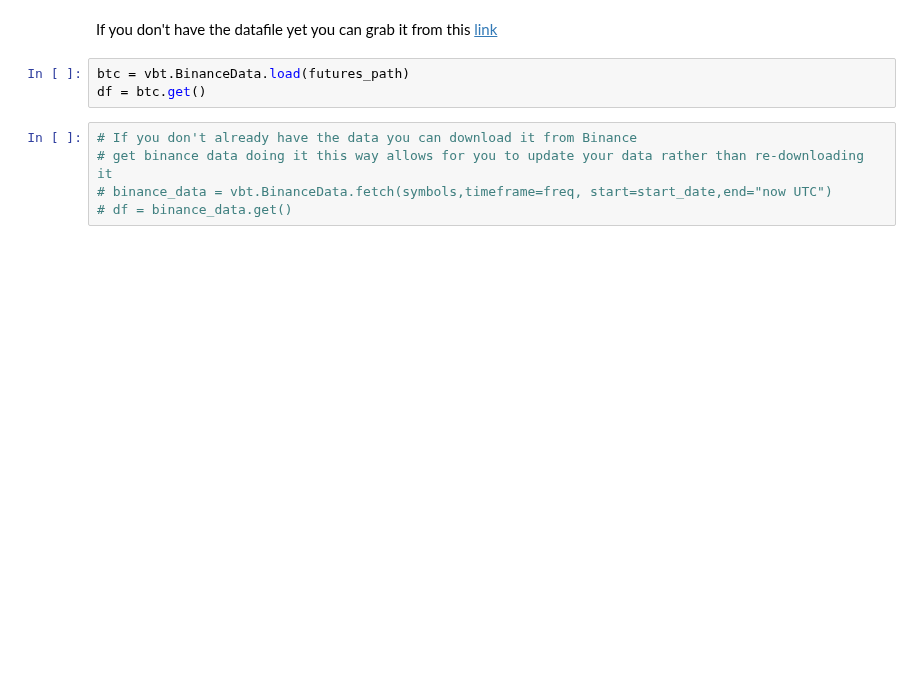
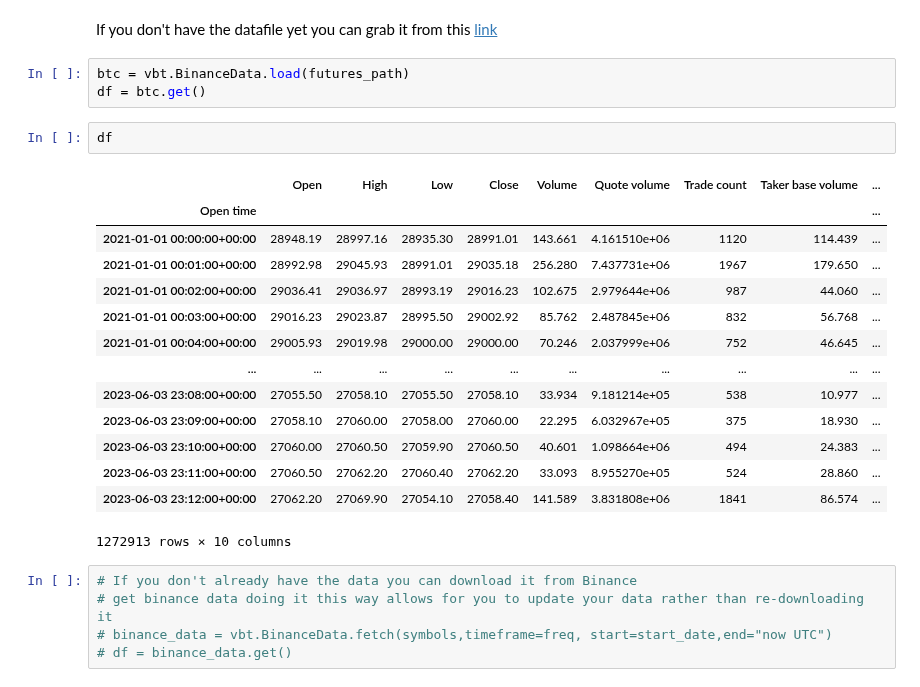
Before and after one commit to eervin123/position-management, a Jupyter notebook: bt_exit_strats_clean.ipynb, the cells around one changed output. Drawn from its saved outputs; the diff is of its cells as text; blank space fills up the shorter version.

```diff
--- a/bt_exit_strats_clean.ipynb
+++ b/bt_exit_strats_clean.ipynb
@@ -43,6 +43,23 @@ If you don't have the datafile yet you can grab it from this [link](https://driv
 # %%
 btc = vbt.BinanceData.load(futures_path)
 df = btc.get()
+# %%
+df
+# %% [output]
+|  | Open | High | Low | Close | Volume | Quote volume | Trade count | Taker base volume | ... |
+| Open time |  |  |  |  |  |  |  |  | ... |
+| 2021-01-01 00:00:00+00:00 | 28948.19 | 28997.16 | 28935.30 | 28991.01 | 143.661 | 4.161510e+06 | 1120 | 114.439 | ... |
+| 2021-01-01 00:01:00+00:00 | 28992.98 | 29045.93 | 28991.01 | 29035.18 | 256.280 | 7.437731e+06 | 1967 | 179.650 | ... |
+| 2021-01-01 00:02:00+00:00 | 29036.41 | 29036.97 | 28993.19 | 29016.23 | 102.675 | 2.979644e+06 | 987 | 44.060 | ... |
+| 2021-01-01 00:03:00+00:00 | 29016.23 | 29023.87 | 28995.50 | 29002.92 | 85.762 | 2.487845e+06 | 832 | 56.768 | ... |
+| 2021-01-01 00:04:00+00:00 | 29005.93 | 29019.98 | 29000.00 | 29000.00 | 70.246 | 2.037999e+06 | 752 | 46.645 | ... |
+| ... | ... | ... | ... | ... | ... | ... | ... | ... | ... |
+| 2023-06-03 23:08:00+00:00 | 27055.50 | 27058.10 | 27055.50 | 27058.10 | 33.934 | 9.181214e+05 | 538 | 10.977 | ... |
+| 2023-06-03 23:09:00+00:00 | 27058.10 | 27060.00 | 27058.00 | 27060.00 | 22.295 | 6.032967e+05 | 375 | 18.930 | ... |
+| 2023-06-03 23:10:00+00:00 | 27060.00 | 27060.50 | 27059.90 | 27060.50 | 40.601 | 1.098664e+06 | 494 | 24.383 | ... |
+| 2023-06-03 23:11:00+00:00 | 27060.50 | 27062.20 | 27060.40 | 27062.20 | 33.093 | 8.955270e+05 | 524 | 28.860 | ... |
+| 2023-06-03 23:12:00+00:00 | 27062.20 | 27069.90 | 27054.10 | 27058.40 | 141.589 | 3.831808e+06 | 1841 | 86.574 | ... |
+1272913 rows × 10 columns
 # %%
 # If you don't already have the data you can download it from Binance
 # get binance data doing it this way allows for you to update your data rather than re-downloading it
```
Also changed, not shown: parts of 5 cells of this notebook, 1 other file.
